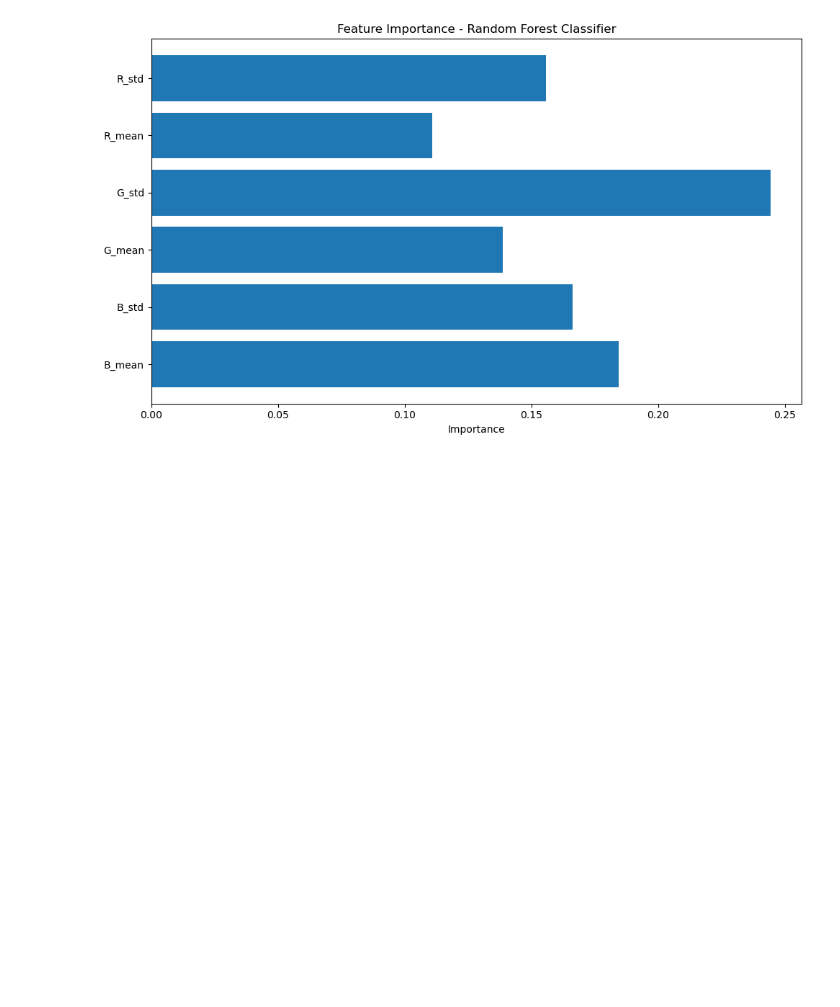
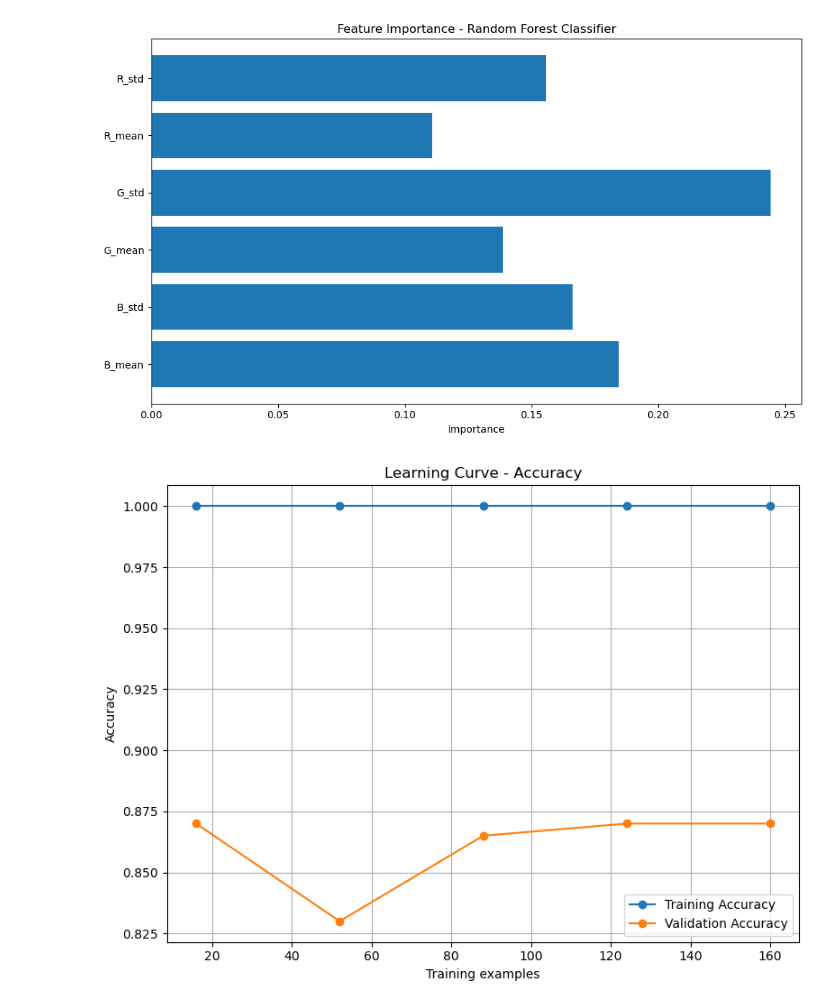
Before and after one commit to b17br34k3r/Digital-Image-processing-tasks, a Jupyter notebook: DIP Project/OEL_DIP.ipynb, the cells around one changed output. Cells and saved outputs as stored; diff of their text form; code cells hidden in the pictures; blank space fills up the shorter version.

```diff
--- a/DIP Project/OEL_DIP.ipynb
+++ b/DIP Project/OEL_DIP.ipynb
@@ -321,3 +321,91 @@ Classification Report:
 weighted avg       0.86      0.88      0.86        50
 [figure]
 [figure]
+# %%
+# Learning curve (training & validation accuracy)
+from sklearn.model_selection import learning_curve, ShuffleSplit
+from sklearn.metrics import log_loss
+from sklearn.base import clone
+import numpy as np
+import matplotlib.pyplot as plt
+from sklearn.ensemble import RandomForestClassifier
+
+# Create a fresh estimator with same hyperparameters
+est = RandomForestClassifier(n_estimators=80, max_depth=8, random_state=42)
+
+# Compute learning curve (accuracy)
+train_sizes, train_scores, val_scores = learning_curve(
+    est, X, y, cv=5, train_sizes=np.linspace(0.1, 1.0, 5), scoring='accuracy', n_jobs=-1
+)
+train_mean = np.mean(train_scores, axis=1)
+val_mean = np.mean(val_scores, axis=1)
+
+plt.figure(figsize=(8, 6))
+plt.plot(train_sizes, train_mean, 'o-', label='Training Accuracy')
+plt.plot(train_sizes, val_mean, 'o-', label='Validation Accuracy')
+plt.xlabel('Training examples')
+plt.ylabel('Accuracy')
+plt.title('Learning Curve - Accuracy')
+plt.legend()
+plt.grid(True)
+plt.tight_layout()
+plt.show()
+
+# Training & validation loss (log loss) vs training size
+train_losses = []
+val_losses = []
+cv = ShuffleSplit(n_splits=5, test_size=0.25, random_state=42)
+train_sizes_abs = np.array(train_sizes, dtype=int)
+
+for n in train_sizes_abs:
+    fold_tr_losses = []
+    fold_val_losses = []
+    for train_idx, val_idx in cv.split(X):
+        # select a subset of the training indices (if needed)
+        if n < len(train_idx):
+            sub_idx = np.random.choice(train_idx, n, replace=False)
+        else:
+            sub_idx = train_idx
+        clf_sub = clone(est)
+        clf_sub.fit(X[sub_idx], y[sub_idx])
+        proba_tr = clf_sub.predict_proba(X[sub_idx])
+        proba_val = clf_sub.predict_proba(X[val_idx])
+        # log_loss expects probabilities for all classes
+        fold_tr_losses.append(log_loss(y[sub_idx], proba_tr, labels=[0,1]))
+        fold_val_losses.append(log_loss(y[val_idx], proba_val, labels=[0,1]))
+    train_losses.append(np.mean(fold_tr_losses))
+    val_losses.append(np.mean(fold_val_losses))
+
+plt.figure(figsize=(8, 6))
+plt.plot(train_sizes_abs, train_losses, 'o-', label='Training Log Loss')
+plt.plot(train_sizes_abs, val_losses, 'o-', label='Validation Log Loss')
+plt.xlabel('Training examples')
+plt.ylabel('Log Loss')
+plt.title('Learning Curve - Log Loss')
+plt.legend()
+plt.grid(True)
+plt.tight_layout()
+plt.show()
+
+# Comparison bar chart: true vs predicted counts on test set
+counts_true = np.bincount(y_test) if len(y_test) > 0 else np.array([0,0])
+counts_pred = np.bincount(y_pred) if len(y_pred) > 0 else np.array([0,0])
+# Ensure both arrays have length 2 (Benign, Melanoma)
+counts_true = np.pad(counts_true, (0, max(0, 2 - counts_true.size)), 'constant')
+counts_pred = np.pad(counts_pred, (0, max(0, 2 - counts_pred.size)), 'constant')
+labels = ['Benign', 'Melanoma']
+x = np.arange(len(labels))
+width = 0.35
+plt.figure(figsize=(6, 4))
+plt.bar(x - width/2, counts_true, width, label='True')
+plt.bar(x + width/2, counts_pred, width, label='Predicted')
+plt.xticks(x, labels)
+plt.ylabel('Counts')
+plt.title('True vs Predicted Label Distribution (Test Set)')
+plt.legend()
+plt.tight_layout()
+plt.show()
+
+print('Learning-curve and comparison plots generated.')
+# %% [output]
+[figure, added]
```
Also changed, not shown: parts of 1 cell of this notebook.
